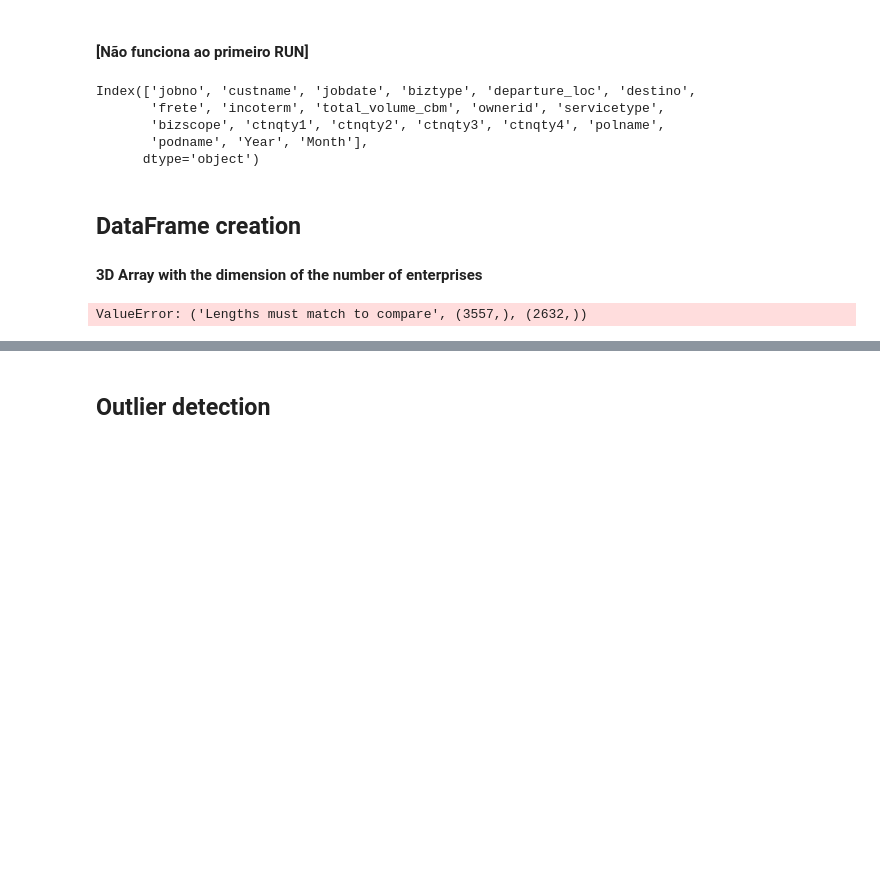
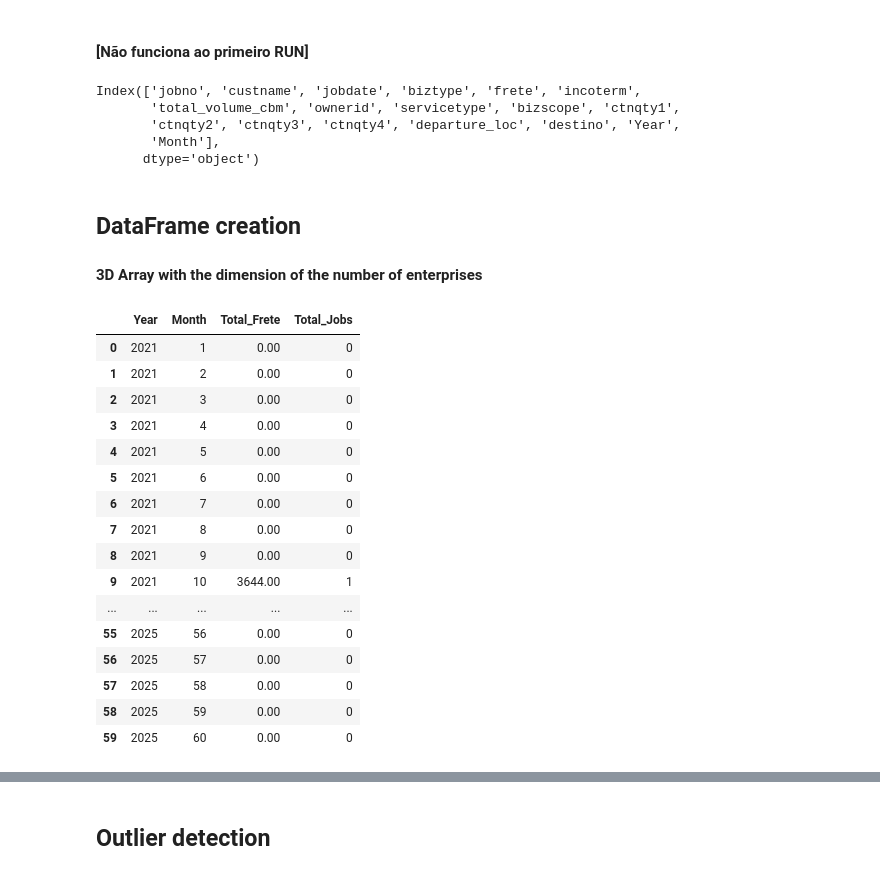
Before and after one commit to salvador-gdc/RNN-model-to-forecast-freight, a Jupyter notebook: Modelo RNN RANGEL - Copy.ipynb, the cells around one changed output, grey strips where cells are left out. Cells and saved outputs as stored; diff of their text form; code cells hidden in the pictures; blank space fills up the shorter version.

```diff
--- a/Modelo RNN RANGEL - Copy.ipynb
+++ b/Modelo RNN RANGEL - Copy.ipynb
@@ -22,7 +22,7 @@ import glob
 import pandas as pd
 
 # Set the path to the folder containing the CSV files
-data = r"C:\Users\Salvador\OneDrive - FCT NOVA\01- Documents\Dissertação\(R) ML_Model\Job_table_info_V2\Job_info1.xls"
+data = r"C:\Users\guilherme.salvador\OneDrive - 501101365 - Rangel Invest SA\XLS_rangel_files\Job_table_info.xls"
 data = pd.read_excel(data)
 # %%
 data.head
@@ -64,10 +64,10 @@ data['frete'] = pd.to_numeric(data['frete'])
 # %%
 print(data.columns)
 # %% [output]
-Index(['jobno', 'custname', 'jobdate', 'biztype', 'departure_loc', 'destino',
-       'frete', 'incoterm', 'total_volume_cbm', 'ownerid', 'servicetype',
-       'bizscope', 'ctnqty1', 'ctnqty2', 'ctnqty3', 'ctnqty4', 'polname',
-       'podname', 'Year', 'Month'],
+Index(['jobno', 'custname', 'jobdate', 'biztype', 'frete', 'incoterm',
+       'total_volume_cbm', 'ownerid', 'servicetype', 'bizscope', 'ctnqty1',
+       'ctnqty2', 'ctnqty3', 'ctnqty4', 'departure_loc', 'destino', 'Year',
+       'Month'],
       dtype='object')
 # %% [markdown]
 ## DataFrame creation
@@ -75,54 +75,44 @@ Index(['jobno', 'custname', 'jobdate', 'biztype', 'departure_loc', 'destino',
 # %%
 # Create a DataFrame with all possible combinations of Year and Month
 all_months = pd.DataFrame(index=pd.MultiIndex.from_product([range(2021, 2026), range(1, 13)], names=['Year', 'Month']))
 
 # Group your data by Year and Month
 grouped_data = data.groupby(['Year', 'Month'])
 
 # Perform the desired aggregations on your grouped data
 aggregated_data = grouped_data.agg({'frete': 'sum', 'jobno': 'size'})
 
 # Reindex the aggregated data to include all months and convert the Month column to the desired representation
 aggregated_data = aggregated_data.reindex(all_months.index, fill_value=0)
 aggregated_data.reset_index(inplace=True)
 aggregated_data['Month'] = ((aggregated_data['Year'] - aggregated_data['Year'].min()) * 12) + aggregated_data['Month']
 aggregated_data = aggregated_data[aggregated_data['Year'] <= 2025]
 
 # Sort the data by the new representation of Month
 aggregated_data.sort_values('Month', inplace=True)
 
 # Reset the index to have a sequential order
 aggregated_data.reset_index(drop=True, inplace=True)
 
 # Rename the columns
 aggregated_data.rename(columns={'frete': 'Total_Frete', 'jobno': 'Total_Jobs'}, inplace=True)
 
-###aggregated_data
+aggregated_data
+# %% [output]
+|  | Year | Month | Total_Frete | Total_Jobs |
+| 0 | 2021 | 1 | 0.00 | 0 |
+| 1 | 2021 | 2 | 0.00 | 0 |
+| 2 | 2021 | 3 | 0.00 | 0 |
+| 3 | 2021 | 4 | 0.00 | 0 |
+| 4 | 2021 | 5 | 0.00 | 0 |
+| 5 | 2021 | 6 | 0.00 | 0 |
+| 6 | 2021 | 7 | 0.00 | 0 |
+| 7 | 2021 | 8 | 0.00 | 0 |
+| 8 | 2021 | 9 | 0.00 | 0 |
+| 9 | 2021 | 10 | 3644.00 | 1 |
+| ... | ... | ... | ... | ... |
+| 55 | 2025 | 56 | 0.00 | 0 |
+| 56 | 2025 | 57 | 0.00 | 0 |
+| 57 | 2025 | 58 | 0.00 | 0 |
+| 58 | 2025 | 59 | 0.00 | 0 |
+| 59 | 2025 | 60 | 0.00 | 0 |
-# %%
-# Get the unique enterprises
-unique_enterprises = data['custname'].unique()
-num_enterprises = len(unique_enterprises)
-
-# Determine the dimensions of the array
-num_months = 60  # 5 years * 12 months
-num_columns = 4
-
-# Initialize the 3D array with zeros
-array_3d = np.zeros((num_enterprises, num_months, num_columns))
-
-# Function to fill the array with grouped data
-def fill_array(group):
-    enterprise_idx = np.where(unique_enterprises == group['custname'])[0][0]
-    month_idx = (group['Year'] - 2021) * 12 + group['Month'] - 1
-
-    # Check if the month index is within the valid range
-    if month_idx < num_months:
-        array_3d[enterprise_idx, month_idx, 0] = group['Year']
-        array_3d[enterprise_idx, month_idx, 1] = group['Month']
-        array_3d[enterprise_idx, month_idx, 2] = group['frete']
-        array_3d[enterprise_idx, month_idx, 3] = group['jobno']
-
-# Fill the array with the grouped data
-grouped_data.apply(fill_array)
-# %% [output]
-ValueError: ('Lengths must match to compare', (3557,), (2632,))
```
Also changed, not shown: parts of 9 cells of this notebook.
